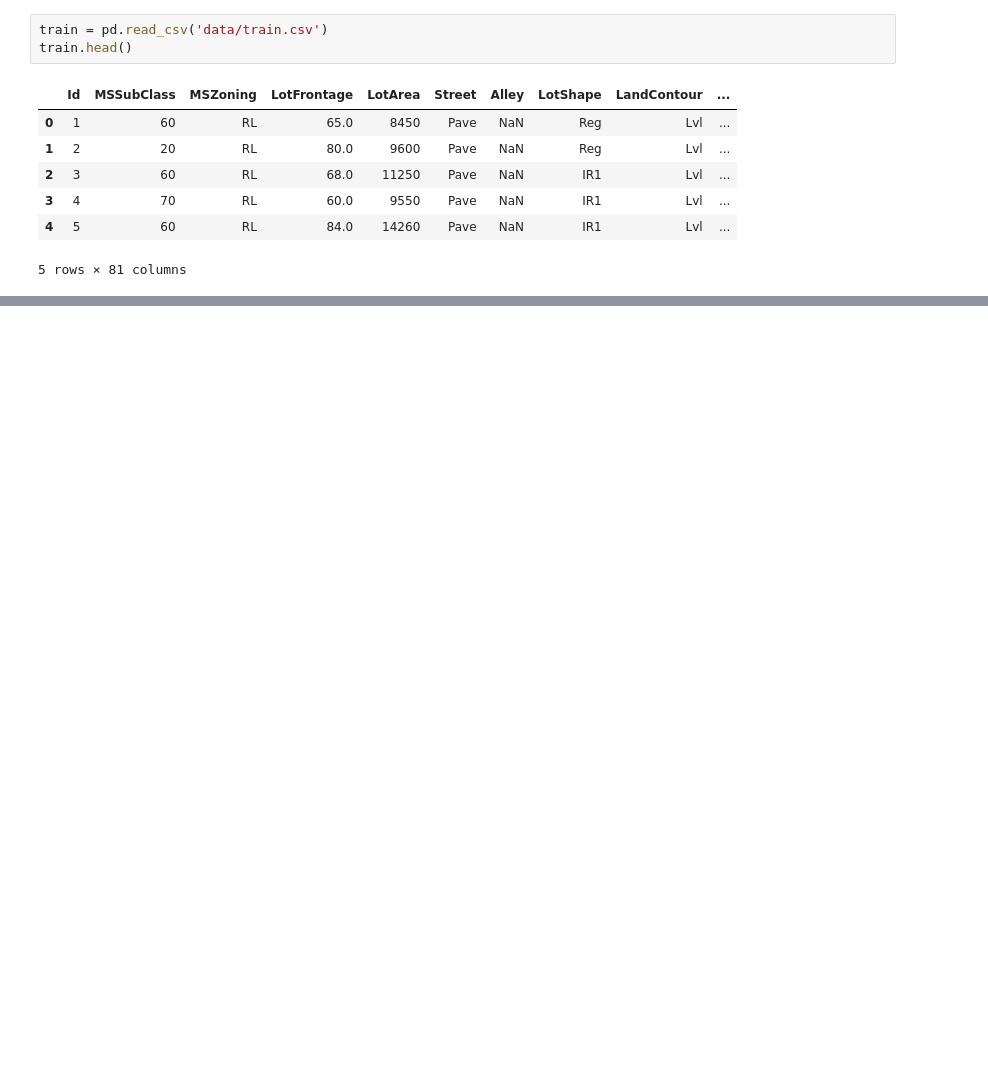
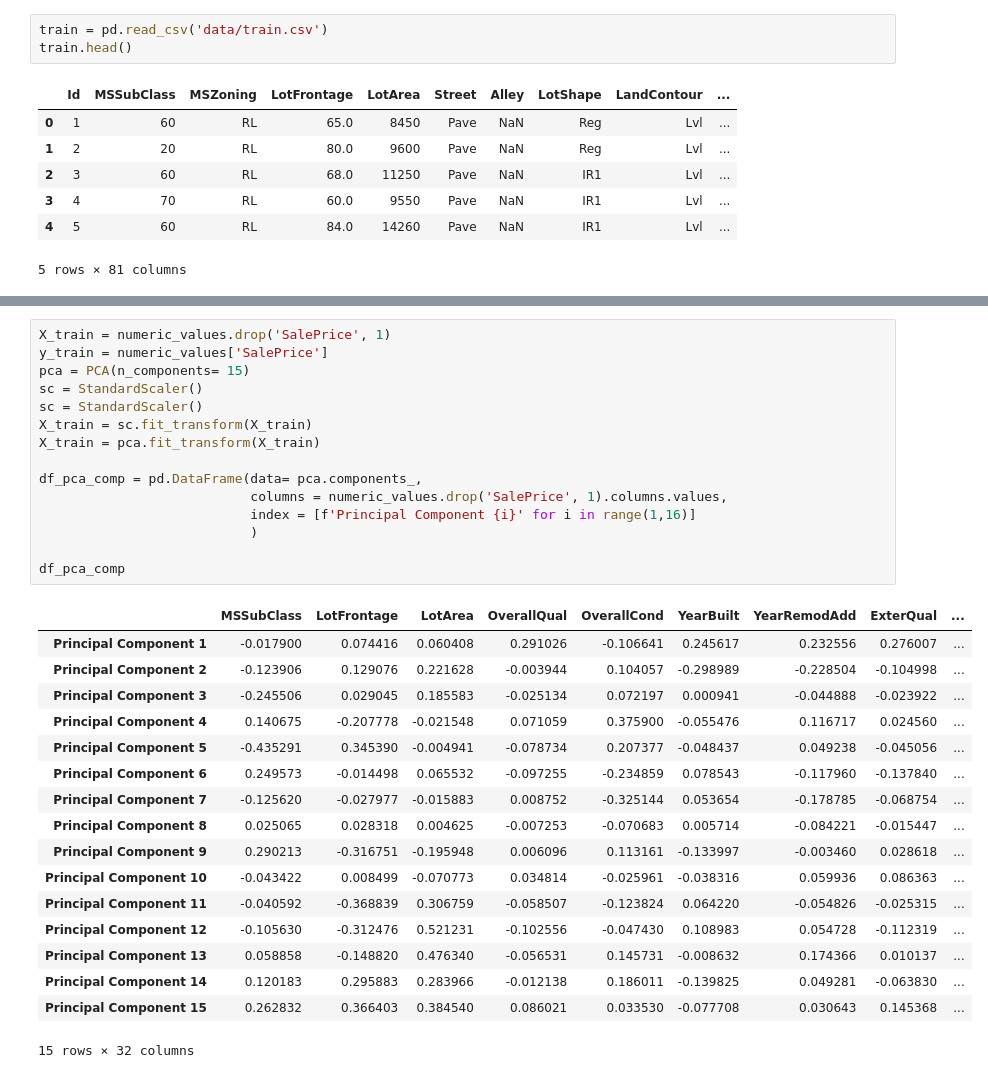
Before and after one commit to ta-data-mexpt/statistical-analysis-project, a Jupyter notebook: your-code/statistical-analysis.ipynb, the cells around one changed output, grey strips where cells are left out. Saved outputs shown, nothing was run; the diff lists cells and outputs as text; blank space fills up the shorter version.

```diff
--- a/your-code/statistical-analysis.ipynb
+++ b/your-code/statistical-analysis.ipynb
@@ -152,0 +122,33 @@ plt.ylabel("Accumulated Variance"); #Golden Rule is greater than 80%
+# %%
+X_train = numeric_values.drop('SalePrice', 1)
+y_train = numeric_values['SalePrice']
+pca = PCA(n_components= 15)
+sc = StandardScaler()
+sc = StandardScaler()
+X_train = sc.fit_transform(X_train)
+X_train = pca.fit_transform(X_train)
+
+df_pca_comp = pd.DataFrame(data= pca.components_,
+                           columns = numeric_values.drop('SalePrice', 1).columns.values,
+                           index = [f'Principal Component {i}' for i in range(1,16)]
+                           )
+
+df_pca_comp
+# %% [output]
+|  | MSSubClass | LotFrontage | LotArea | OverallQual | OverallCond | YearBuilt | YearRemodAdd | ExterQual | ... |
+| Principal Component 1 | -0.017900 | 0.074416 | 0.060408 | 0.291026 | -0.106641 | 0.245617 | 0.232556 | 0.276007 | ... |
+| Principal Component 2 | -0.123906 | 0.129076 | 0.221628 | -0.003944 | 0.104057 | -0.298989 | -0.228504 | -0.104998 | ... |
+| Principal Component 3 | -0.245506 | 0.029045 | 0.185583 | -0.025134 | 0.072197 | 0.000941 | -0.044888 | -0.023922 | ... |
+| Principal Component 4 | 0.140675 | -0.207778 | -0.021548 | 0.071059 | 0.375900 | -0.055476 | 0.116717 | 0.024560 | ... |
+| Principal Component 5 | -0.435291 | 0.345390 | -0.004941 | -0.078734 | 0.207377 | -0.048437 | 0.049238 | -0.045056 | ... |
+| Principal Component 6 | 0.249573 | -0.014498 | 0.065532 | -0.097255 | -0.234859 | 0.078543 | -0.117960 | -0.137840 | ... |
+| Principal Component 7 | -0.125620 | -0.027977 | -0.015883 | 0.008752 | -0.325144 | 0.053654 | -0.178785 | -0.068754 | ... |
+| Principal Component 8 | 0.025065 | 0.028318 | 0.004625 | -0.007253 | -0.070683 | 0.005714 | -0.084221 | -0.015447 | ... |
+| Principal Component 9 | 0.290213 | -0.316751 | -0.195948 | 0.006096 | 0.113161 | -0.133997 | -0.003460 | 0.028618 | ... |
+| Principal Component 10 | -0.043422 | 0.008499 | -0.070773 | 0.034814 | -0.025961 | -0.038316 | 0.059936 | 0.086363 | ... |
+| Principal Component 11 | -0.040592 | -0.368839 | 0.306759 | -0.058507 | -0.123824 | 0.064220 | -0.054826 | -0.025315 | ... |
+| Principal Component 12 | -0.105630 | -0.312476 | 0.521231 | -0.102556 | -0.047430 | 0.108983 | 0.054728 | -0.112319 | ... |
+| Principal Component 13 | 0.058858 | -0.148820 | 0.476340 | -0.056531 | 0.145731 | -0.008632 | 0.174366 | 0.010137 | ... |
+| Principal Component 14 | 0.120183 | 0.295883 | 0.283966 | -0.012138 | 0.186011 | -0.139825 | 0.049281 | -0.063830 | ... |
+| Principal Component 15 | 0.262832 | 0.366403 | 0.384540 | 0.086021 | 0.033530 | -0.077708 | 0.030643 | 0.145368 | ... |
+15 rows × 32 columns
```
Also changed, not shown: parts of 18 cells of this notebook.
